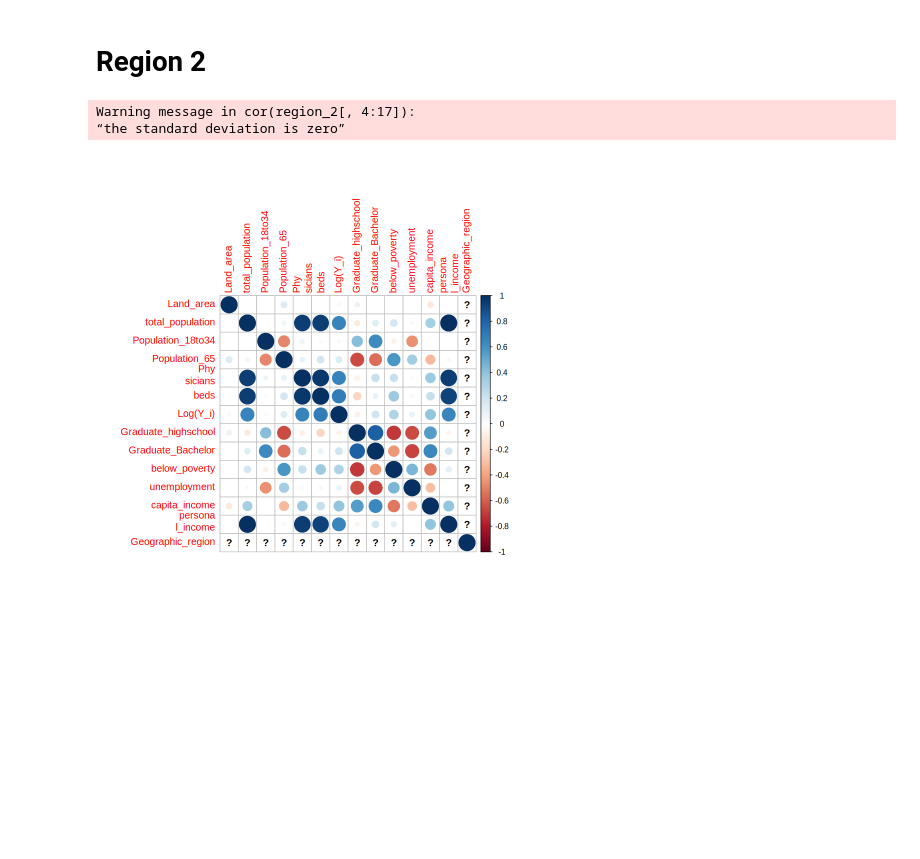
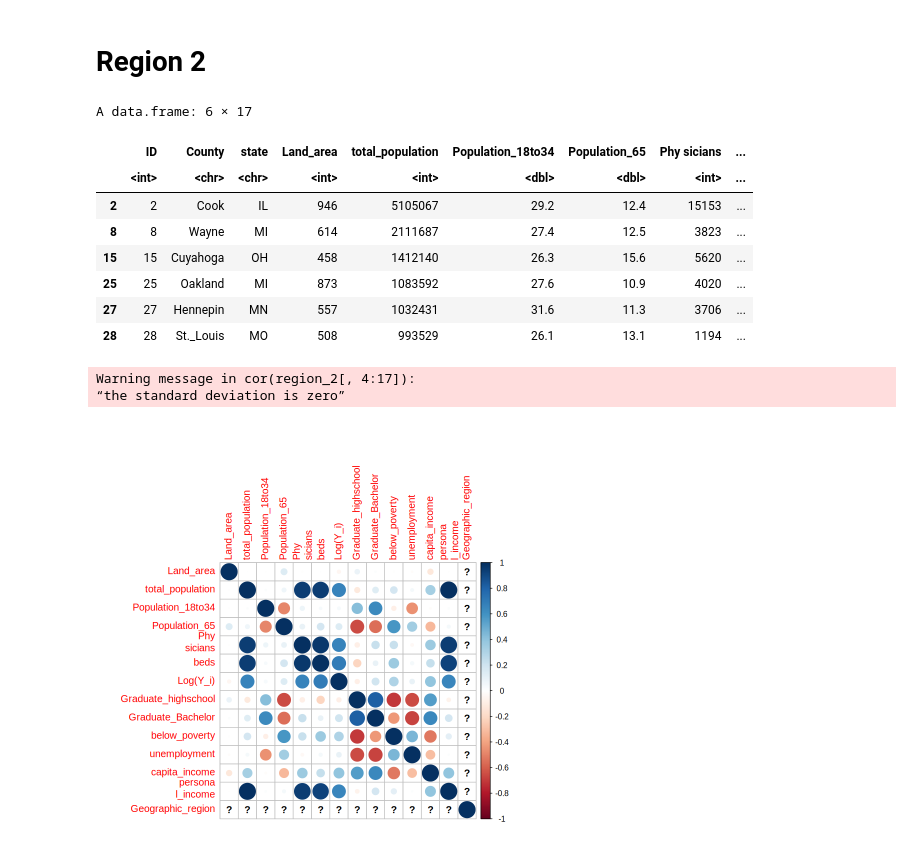
Before and after one commit to brandoncabrera707/STA_108_Regression_FinalProject, a Jupyter notebook: FinalProject_STA108.ipynb, the cells around one changed output. Saved outputs shown, nothing was run; the diff lists cells and outputs as text; code cells hidden in the pictures; blank space fills up the shorter version.

```diff
--- a/FinalProject_STA108.ipynb
+++ b/FinalProject_STA108.ipynb
@@ -79,5 +150,17 @@ Warning message in cor(region_1[, 4:17]):
 # %% [markdown]
 # Region 2
+# %%
+head(region_2)
+# %% [output]
+A data.frame: 6 × 17
+|  | ID | County | state | Land_area | total_population | Population_18to34 | Population_65 | Phy sicians | ... |
+|  | <int> | <chr> | <chr> | <int> | <int> | <dbl> | <dbl> | <int> | ... |
+| 2 | 2 | Cook | IL | 946 | 5105067 | 29.2 | 12.4 | 15153 | ... |
+| 8 | 8 | Wayne | MI | 614 | 2111687 | 27.4 | 12.5 | 3823 | ... |
+| 15 | 15 | Cuyahoga | OH | 458 | 1412140 | 26.3 | 15.6 | 5620 | ... |
+| 25 | 25 | Oakland | MI | 873 | 1083592 | 27.6 | 10.9 | 4020 | ... |
+| 27 | 27 | Hennepin | MN | 557 | 1032431 | 31.6 | 11.3 | 3706 | ... |
+| 28 | 28 | St._Louis | MO | 508 | 993529 | 26.1 | 13.1 | 1194 | ... |
 # %%
 corrplot(cor(region_2[,4:17])) # see which predictors have the most correlation with response
 # %% [output]
```
Also changed, not shown: parts of 22 cells of this notebook.
